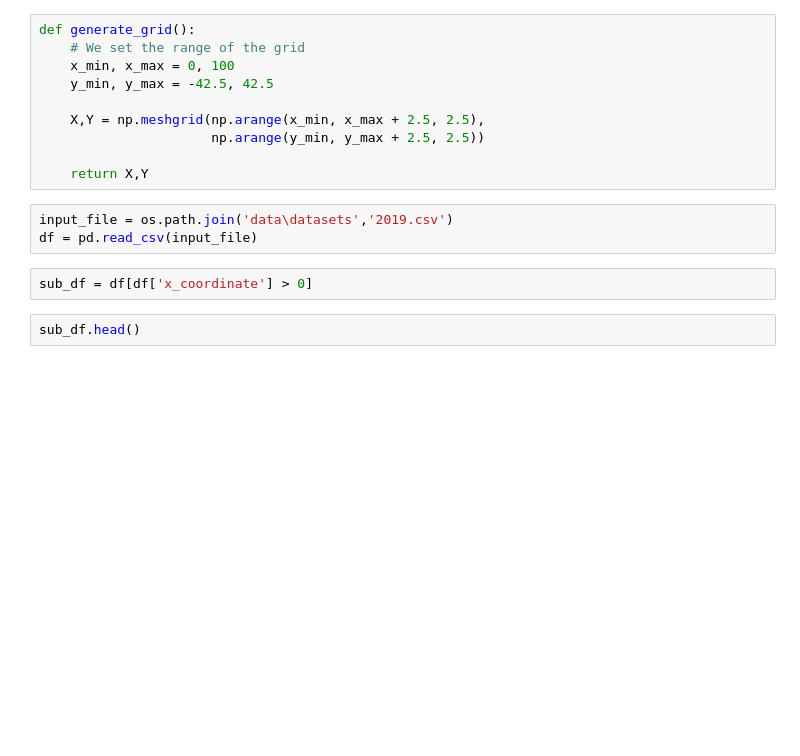
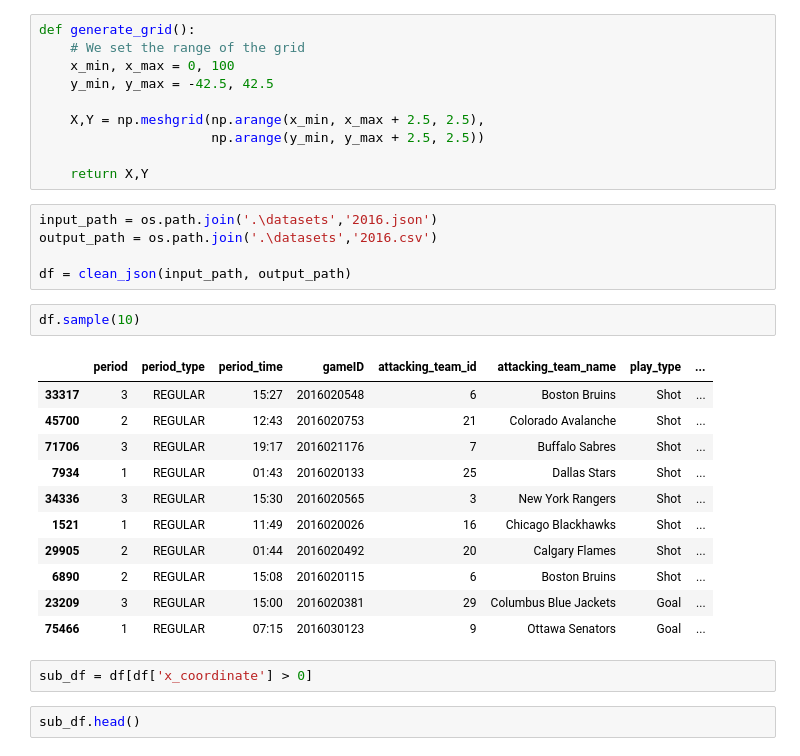
Before and after one commit to MkYacine/IFT6758-Projet, a Jupyter notebook: data/advanced_visualization.ipynb, the cells around one changed output. Cells and saved outputs as stored; diff of their text form; blank space fills up the shorter version.

```diff
--- a/data/advanced_visualization.ipynb
+++ b/data/advanced_visualization.ipynb
@@ -14,9 +15,25 @@ def generate_grid():
                       np.arange(y_min, y_max + 2.5, 2.5))
 
     return X,Y
-# %%
-input_file = os.path.join('data\datasets','2019.csv')
-df = pd.read_csv(input_file)
+# %%
+input_path = os.path.join('.\datasets','2016.json')
+output_path = os.path.join('.\datasets','2016.csv')
+
+df = clean_json(input_path, output_path)
+# %%
+df.sample(10)
+# %% [output]
+|  | period | period_type | period_time | gameID | attacking_team_id | attacking_team_name | play_type | ... |
+| 33317 | 3 | REGULAR | 15:27 | 2016020548 | 6 | Boston Bruins | Shot | ... |
+| 45700 | 2 | REGULAR | 12:43 | 2016020753 | 21 | Colorado Avalanche | Shot | ... |
+| 71706 | 3 | REGULAR | 19:17 | 2016021176 | 7 | Buffalo Sabres | Shot | ... |
+| 7934 | 1 | REGULAR | 01:43 | 2016020133 | 25 | Dallas Stars | Shot | ... |
+| 34336 | 3 | REGULAR | 15:30 | 2016020565 | 3 | New York Rangers | Shot | ... |
+| 1521 | 1 | REGULAR | 11:49 | 2016020026 | 16 | Chicago Blackhawks | Shot | ... |
+| 29905 | 2 | REGULAR | 01:44 | 2016020492 | 20 | Calgary Flames | Shot | ... |
+| 6890 | 2 | REGULAR | 15:08 | 2016020115 | 6 | Boston Bruins | Shot | ... |
+| 23209 | 3 | REGULAR | 15:00 | 2016020381 | 29 | Columbus Blue Jackets | Goal | ... |
+| 75466 | 1 | REGULAR | 07:15 | 2016030123 | 9 | Ottawa Senators | Goal | ... |
 # %%
 sub_df = df[df['x_coordinate'] > 0]
 # %%
```
Also changed, not shown: parts of 4 cells of this notebook, 3 other files.
